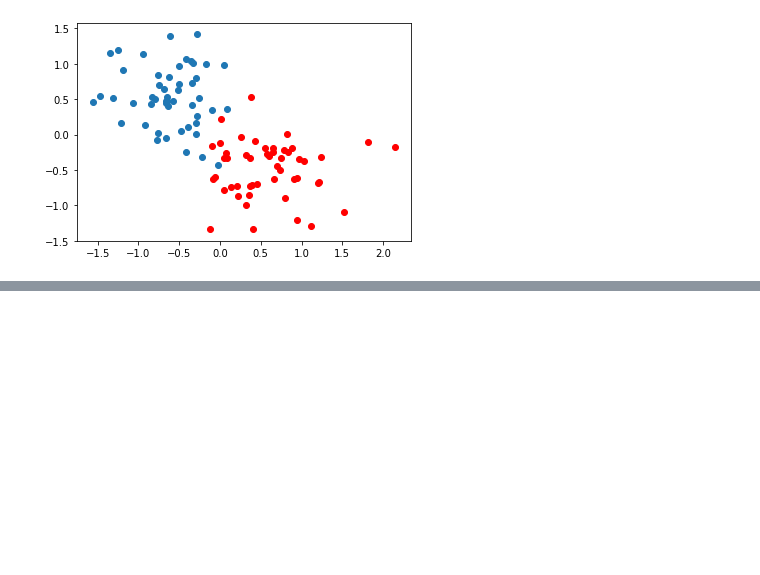
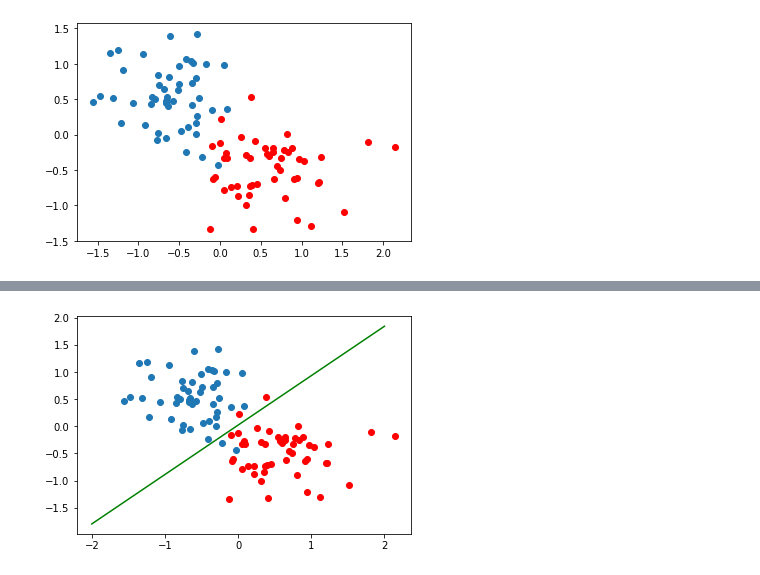
Before and after one commit to Shikhargupta/pytorch-for-deep-learning-and-computer-vision, a Jupyter notebook: perceptron.ipynb, the cells around one changed output, grey strips where cells are left out. Cells and saved outputs as stored; diff of their text form; code cells hidden in the pictures; blank space fills up the shorter version.

```diff
--- a/perceptron.ipynb
+++ b/perceptron.ipynb
@@ -24,0 +25,30 @@ y_data = torch.tensor(y)
+# %%
+class Percep(nn.Module):
+    def __init__(self, in_size, out_size):
+        super().__init__()
+        self.linear = nn.Linear(in_size, out_size)
+    def forward(self, x):
+        y_pred = self.linear(x)
+        print (y_pred)
+        return torch.sigmoid(y_pred)
+
+def get_params():
+    w,b = model.parameters()
+    return w[0][0].item(), w[0][1].item(), b[0].item()
+
+def plot_compare():
+    w1,w2,b = get_params()
+    x = np.array([-2,2])
+    y = w1*x1 + w2*x2 + b
+    plt.plot(x,y,'r')
+    plt.scatter(X,Y)
+    plt.show()
+
+def plot_fit():
+    w1,w2,b = get_params()
+    x1 = np.array([-2,2])
+    x2 = (w1*x1 + b)/-w2
+    plt.scatter(X[y==0, 0], X[y==0, 1])
+    plt.scatter(X[y==1, 0], X[y==1, 1], c='r')
+    plt.plot(x1, x2, c='g')
+    plt.show()
@@ -24,0 +95,5 @@ y_data = torch.tensor(y)
+# %%
+#Plotting our trained classifier
+plot_fit()
+# %% [output]
+[figure, added]
```
Also changed, not shown: parts of 5 cells of this notebook, 1 other file.
